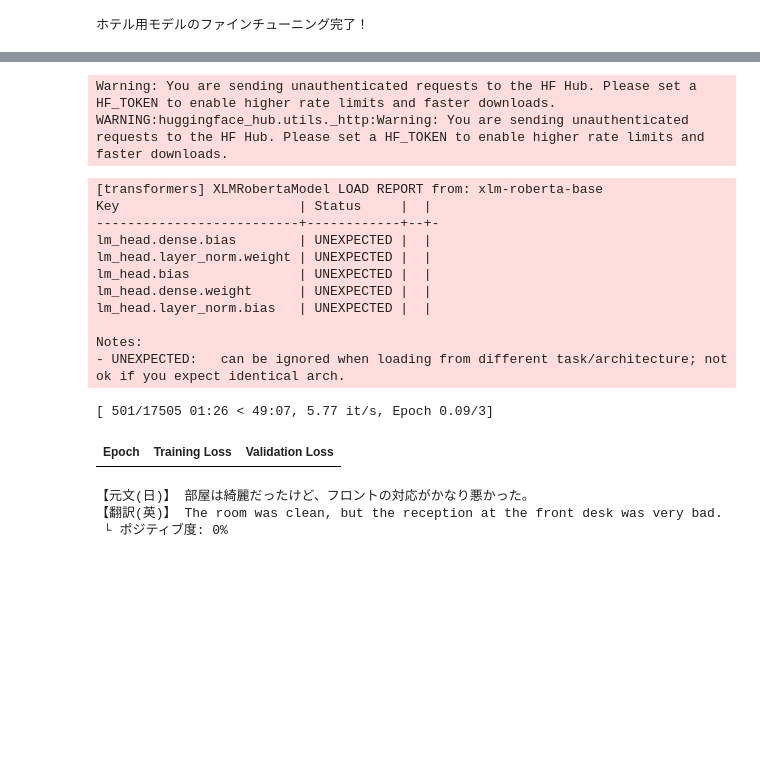
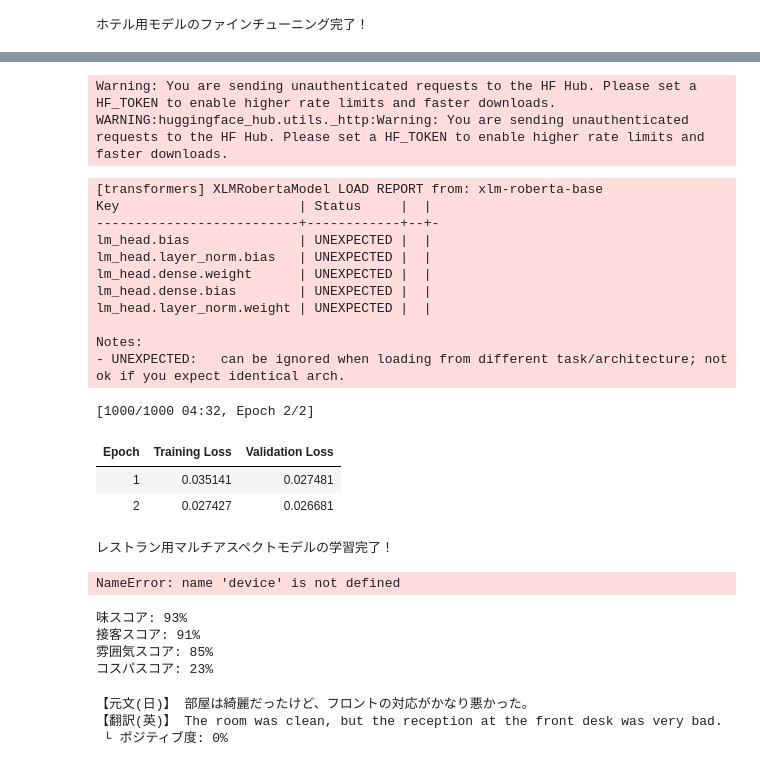
Before and after one commit to nalgo-intern/xxx, a Jupyter notebook: hello.ipynb, the cells around one changed output, grey strips where cells are left out. Saved outputs shown, nothing was run; the diff lists cells and outputs as text; code cells hidden in the pictures; blank space fills up the shorter version.

```diff
--- a/hello.ipynb
+++ b/hello.ipynb
@@ -800,3 +800,26 @@ Notes:
 | 1 | 0.163179 | 0.212696 |
 | 2 | 0.104455 | 0.228108 |
 ホテル用モデルのファインチューニング完了！
+# %%
+# ==========================================
+# 0. 必要なライブラリのインストール
+# ==========================================
+!pip install transformers[torch] datasets accelerate fugashi ipadic mecab-python3 sentence-transformers gradio pandas torch -q
+
+import re
+import json
+import torch
+import numpy as np
+import pandas as pd
+import gradio as gr
+
+from datasets import Dataset
+from transformers import AutoTokenizer, AutoModelForSequenceClassification, Trainer, TrainingArguments
+from sentence_transformers import SentenceTransformer, util
+
+#data(fine tuning)
+# restaurants
+splits = {'train': 'data/train-00000-of-00001.parquet', 'validation': 'data/validation-00000-of-00001.parquet', 'test': 'data/test-00000-of-00001.parquet'}
+df_restaurants = pd.read_parquet("hf://datasets/cmotions/NL_restaurant_reviews/" + splits["train"])
+
+print("レストランデータ:", df_restaurants.head())
@@ -811,7 +852,7 @@ from sklearn.model_selection import train_test_split
 # 1. 前処理：テキストと4つのアスペクトスコア（0〜1に正規化）を準備
 # ----------------------------------------------------
 # df_restaurant は読み込み済みのレストランデータとします
-df_samle = df.restaurants(n=1000, random_state=42)
+df_sample = df_restaurants.sample(n=10000, random_state=42)
 aspect_cols = ['reviewscore_food', 'reviewscore_service', 'reviewscore_ambiance', 'reviewscore_value']
 
 # スコアを 0.0 〜 1.0 に正規化（元が10点満点のため10で割る）
@@ -872,42 +913,46 @@ training_args = TrainingArguments(
     output_dir='./results_restaurant',
     num_train_epochs=2,
     per_device_train_batch_size=16,
     eval_strategy="epoch",
     learning_rate=3e-5,
     fp16=True,
 )
 
 trainer = Trainer(
     model=multi_model,
     args=training_args,
     train_dataset=train_dataset,
     eval_dataset=val_dataset,
 )
 
 trainer.train()
 
 print("レストラン用マルチアスペクトモデルの学習完了！")
 # %% [output]
 Warning: You are sending unauthenticated requests to the HF Hub. Please set a HF_TOKEN to enable higher rate limits and faster downloads.
 WARNING:huggingface_hub.utils._http:Warning: You are sending unauthenticated requests to the HF Hub. Please set a HF_TOKEN to enable higher rate limits and faster downloads.
 [transformers] XLMRobertaModel LOAD REPORT from: xlm-roberta-base
 Key                       | Status     |  |
 --------------------------+------------+--+-
+lm_head.bias              | UNEXPECTED |  |
+lm_head.layer_norm.bias   | UNEXPECTED |  |
+lm_head.dense.weight      | UNEXPECTED |  |
 lm_head.dense.bias        | UNEXPECTED |  |
 lm_head.layer_norm.weight | UNEXPECTED |  |
-lm_head.bias              | UNEXPECTED |  |
-lm_head.dense.weight      | UNEXPECTED |  |
-lm_head.layer_norm.bias   | UNEXPECTED |  |
 
 Notes:
 - UNEXPECTED:   can be ignored when loading from different task/architecture; not ok if you expect identical arch.
-[ 501/17505 01:26 < 49:07, 5.77 it/s, Epoch 0.09/3]
+[1000/1000 04:32, Epoch 2/2]
 | Epoch | Training Loss | Validation Loss |
+| 1 | 0.035141 | 0.027481 |
+| 2 | 0.027427 | 0.026681 |
+レストラン用マルチアスペクトモデルの学習完了！
 # %%
 # 推論テスト（日本語の口コミを入れてみる）
 sample_text = "料理はとても美味しかったですが、店員さんの態度が冷たくて少し残念でした。"
 
 inputs = tokenizer(sample_text, return_tensors="pt", truncation=True)
+inputs = {k: v.to(device) for k, v in inputs.items()}
 with torch.no_grad():
     predicted_scores = multi_model(inputs["input_ids"], inputs["attention_mask"])[0].tolist()
 
@@ -915,6 +960,44 @@ print(f"味スコア: {int(predicted_scores[0]*100)}%")
 print(f"接客スコア: {int(predicted_scores[1]*100)}%")
 print(f"雰囲気スコア: {int(predicted_scores[2]*100)}%")
 print(f"コスパスコア: {int(predicted_scores[3]*100)}%")
+# %% [output]
+NameError: name 'device' is not defined
+# %%
+import torch
+sample_text = "Het eten was geweldig. De houding van het personeel was ook goed. Het was fijn dat de prijs laag was."
+
+
+# ★ 1. device を定義する（これが抜けていたのがエラーの原因です）
+device = torch.device("cuda" if torch.cuda.is_available() else "cpu")
+
+# 2. モデルを GPU/CPU に配置して評価モードにする
+multi_model.to(device)
+multi_model.eval()
+
+# 3. テキストのトークナイズ
+inputs = tokenizer(sample_text, return_tensors="pt", truncation=True)
+
+# 4. 入力データを GPU/CPU に転送（ここで device を使用）
+inputs = {k: v.to(device) for k, v in inputs.items()}
+
+# 5. 推論の実行
+with torch.no_grad():
+    outputs = multi_model(inputs["input_ids"], inputs["attention_mask"])
+
+    # モデルの出力（タプルか単体か）に合わせて取得
+    logits = outputs[0] if isinstance(outputs, tuple) else outputs
+    predicted_scores = logits[0].tolist()
+
+# 6. スコア表示
+print(f"味スコア: {int(predicted_scores[0]*100)}%")
+print(f"接客スコア: {int(predicted_scores[1]*100)}%")
+print(f"雰囲気スコア: {int(predicted_scores[2]*100)}%")
+print(f"コスパスコア: {int(predicted_scores[3]*100)}%")
+# %% [output]
+味スコア: 93%
+接客スコア: 91%
+雰囲気スコア: 85%
+コスパスコア: 23%
 # %%
 !pip install deep-translator -q
 from deep_translator import GoogleTranslator
```
Also changed, not shown: parts of 7 cells of this notebook.
